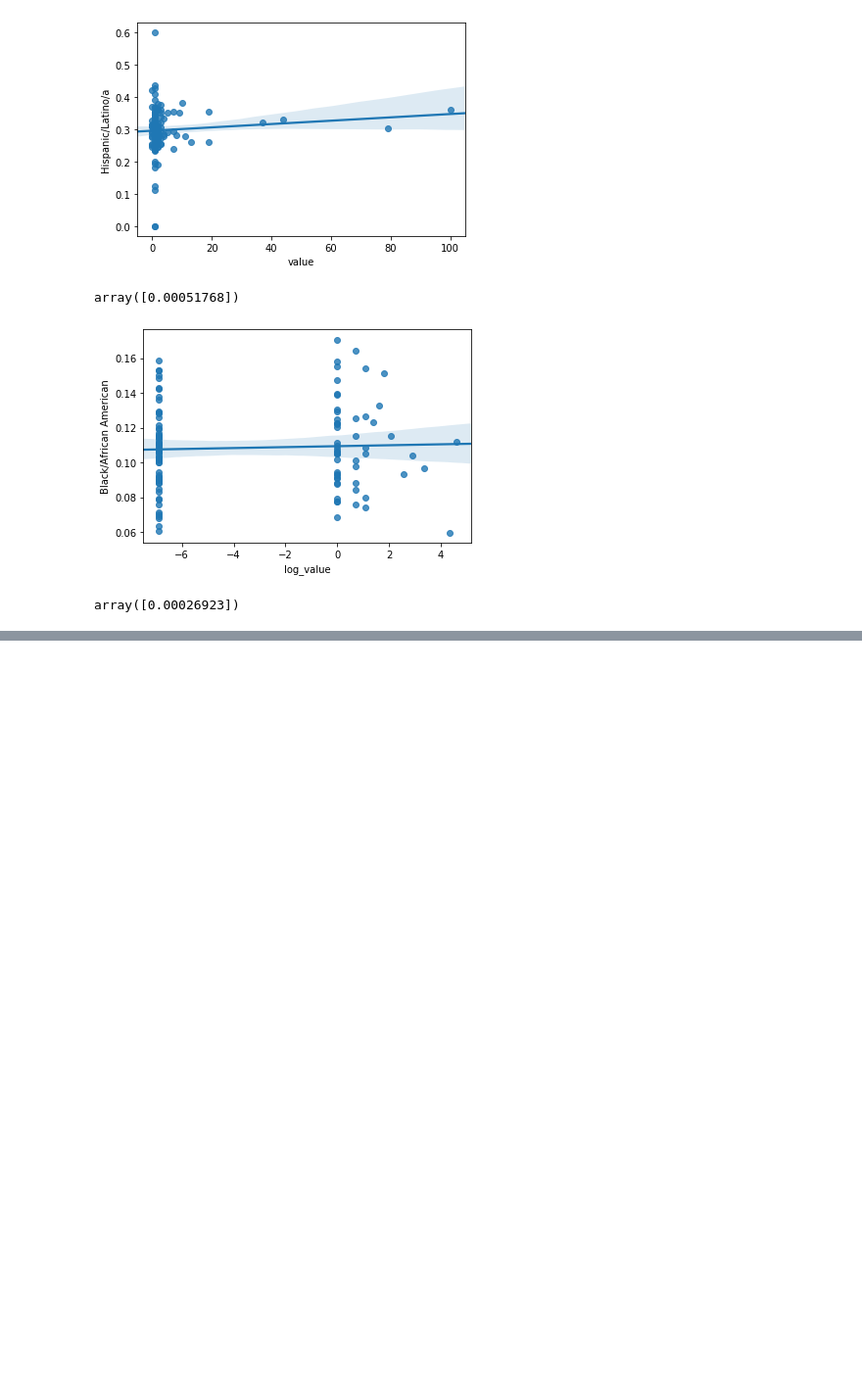
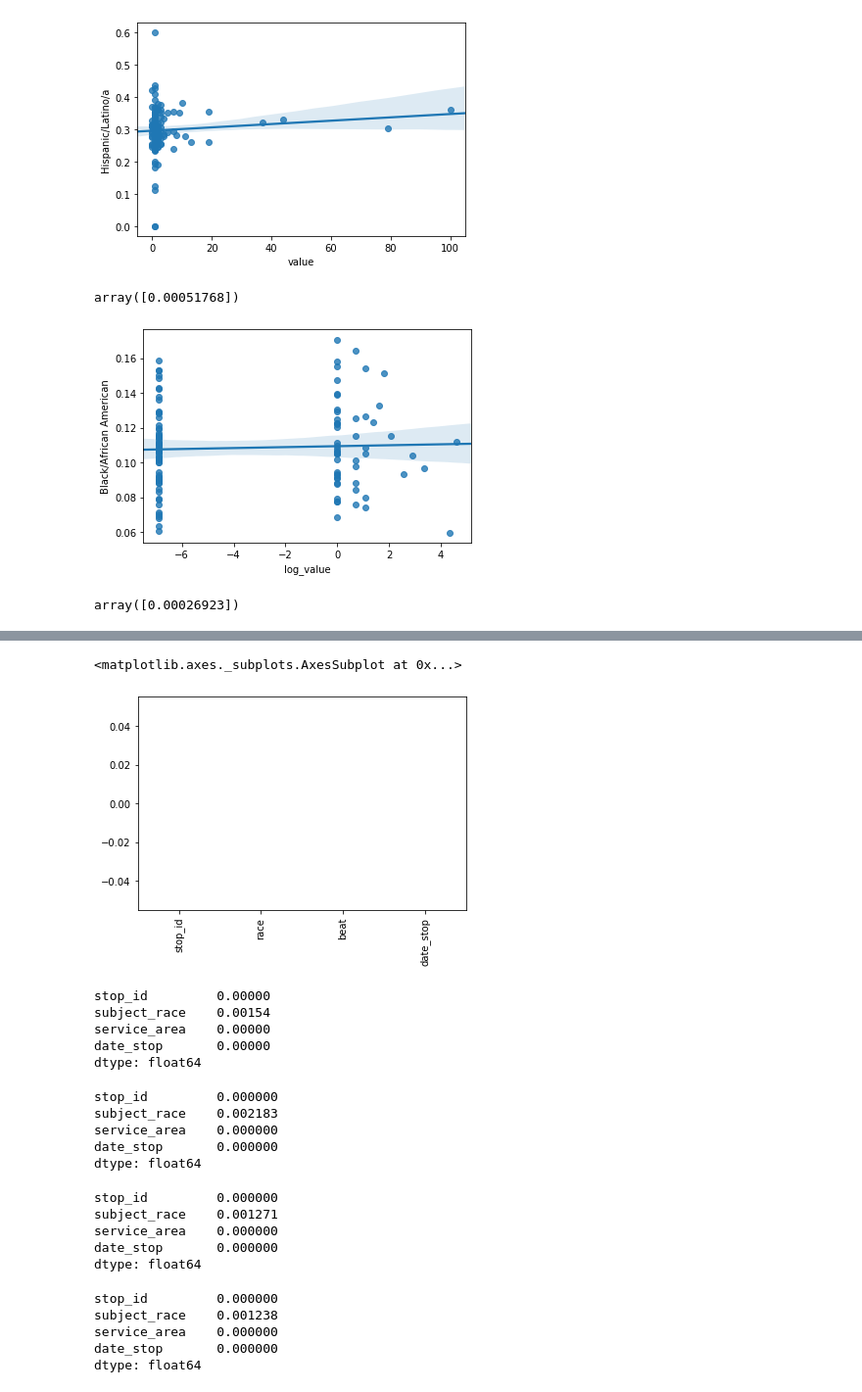
Before and after one commit to tevans-barton/Fair-Policing-Capstone, a Jupyter notebook: notebooks/RegressionNotebook.ipynb, the cells around one changed output, grey strips where cells are left out. Shown at 98% size. Saved outputs shown, nothing was run; the diff lists cells and outputs as text; code cells hidden in the pictures; blank space fills up the shorter version.

```diff
--- a/notebooks/RegressionNotebook.ipynb
+++ b/notebooks/RegressionNotebook.ipynb
@@ -163,0 +164,7 @@ array([0.00026923])
+# %%
+df_2018_2019 = pd.read_csv(TOP_PATH + '/data/raw/STOPS_2018-2019.csv')
+# %%
+df_2018_2019[['stop_id', 'race', 'beat', 'date_stop']].isnull().mean().plot(kind = 'bar')
+# %% [output]
+<matplotlib.axes._subplots.AxesSubplot at 0x...>
+[figure, added]
@@ -163,0 +173,8 @@ array([0.00026923])
+# %%
+df_2014[['stop_id', 'subject_race', 'service_area', 'date_stop']].isnull().mean()#.plot(kind = 'bar')
+# %% [output]
+stop_id         0.00000
+subject_race    0.00154
+service_area    0.00000
+date_stop       0.00000
+dtype: float64
@@ -163,0 +183,8 @@ array([0.00026923])
+# %%
+df_2015[['stop_id', 'subject_race', 'service_area', 'date_stop']].isnull().mean()#.plot(kind = 'bar')
+# %% [output]
+stop_id         0.000000
+subject_race    0.002183
+service_area    0.000000
+date_stop       0.000000
+dtype: float64
@@ -163,0 +193,8 @@ array([0.00026923])
+# %%
+df_2016[['stop_id', 'subject_race', 'service_area', 'date_stop']].isnull().mean()#.plot(kind = 'bar')
+# %% [output]
+stop_id         0.000000
+subject_race    0.001271
+service_area    0.000000
+date_stop       0.000000
+dtype: float64
@@ -163,0 +203,8 @@ array([0.00026923])
+# %%
+df_2017[['stop_id', 'subject_race', 'service_area', 'date_stop']].isnull().mean()#.plot(kind = 'bar')
+# %% [output]
+stop_id         0.000000
+subject_race    0.001238
+service_area    0.000000
+date_stop       0.000000
+dtype: float64
```
Also changed, not shown: parts of 8 cells of this notebook, 2 other files.
